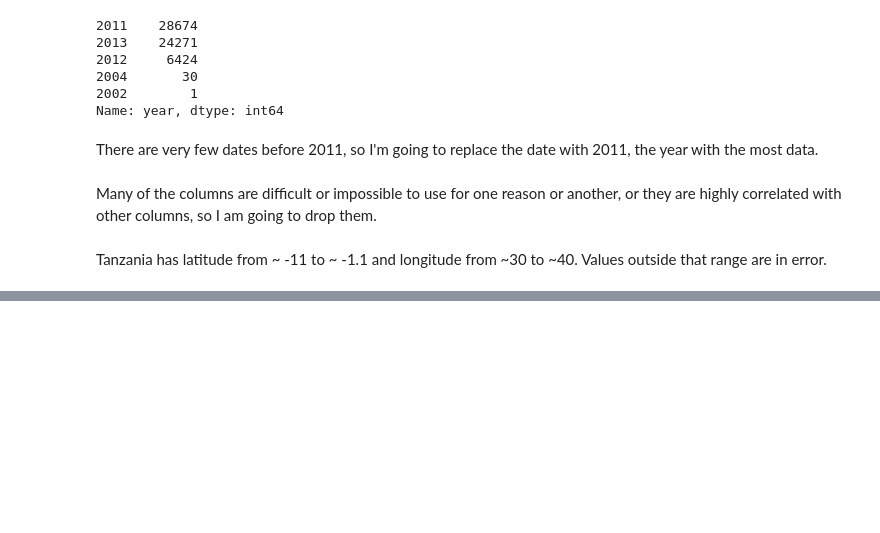
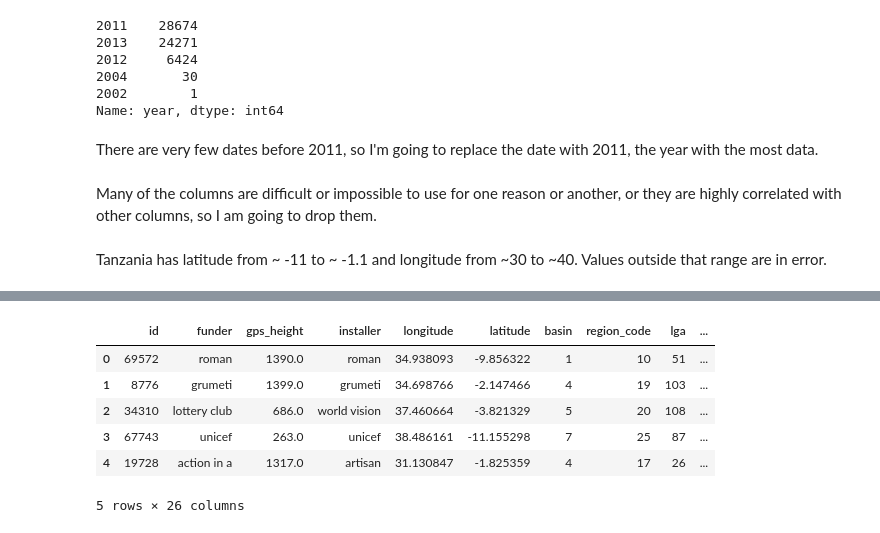
Before and after one commit to aradaha/dsc-mod-3-project-v2-1-onl01-dtsc-ft-052620, a Jupyter notebook: student.ipynb, the cells around one changed output, grey strips where cells are left out. Drawn from its saved outputs; the diff is of its cells as text; code cells hidden in the pictures; blank space fills up the shorter version.

```diff
--- a/student.ipynb
+++ b/student.ipynb
@@ -189,0 +211,9 @@ clean(cleantest, 'longitude', 29.7, 40.3)
+# %%
+clf1 = KNeighborsRegressor(n_neighbors=1, weights='distance').fit(longxtraintrain, longytraintrain)
+clf2 = KNeighborsRegressor(n_neighbors=1, weights='distance').fit(longxtesttrain, longytesttrain)
+
+longytraintest['longitude'] = clf1.predict(longxtraintest)
+longytesttest['longitude'] = clf2.predict(longxtesttest)
+# %%
+cleaneddf['longitude'] = cleaneddf['longitude'].fillna(longytraintest['longitude'])
+cleantest['longitude'] = cleantest['longitude'].fillna(longytesttest['longitude'])
@@ -189,0 +247,19 @@ clean(cleantest, 'longitude', 29.7, 40.3)
+# %%
+clf3 = KNeighborsClassifier(n_neighbors=3, weights='distance').fit(xtraintrain, ytraintrain)
+clf4 = KNeighborsClassifier(n_neighbors=3, weights='distance').fit(xtesttrain, ytesttrain)
+# %%
+ytraintest['gps_height'] = clf3.predict(xtraintest)
+ytesttest['gps_height'] = clf4.predict(xtesttest)
+# %%
+cleaneddf['gps_height'] = cleaneddf['gps_height'].fillna(ytraintest['gps_height'])
+cleantest['gps_height'] = cleantest['gps_height'].fillna(ytesttest['gps_height'])
+df3 = cleaneddf.copy()
+df3.head()
+# %% [output]
+|  | id | funder | gps_height | installer | longitude | latitude | basin | region_code | lga | ... |
+| 0 | 69572 | roman | 1390.0 | roman | 34.938093 | -9.856322 | 1 | 10 | 51 | ... |
+| 1 | 8776 | grumeti | 1399.0 | grumeti | 34.698766 | -2.147466 | 4 | 19 | 103 | ... |
+| 2 | 34310 | lottery club | 686.0 | world vision | 37.460664 | -3.821329 | 5 | 20 | 108 | ... |
+| 3 | 67743 | unicef | 263.0 | unicef | 38.486161 | -11.155298 | 7 | 25 | 87 | ... |
+| 4 | 19728 | action in a | 1317.0 | artisan | 31.130847 | -1.825359 | 4 | 17 | 26 | ... |
+5 rows × 26 columns
```
Also changed, not shown: parts of 32 cells of this notebook.
